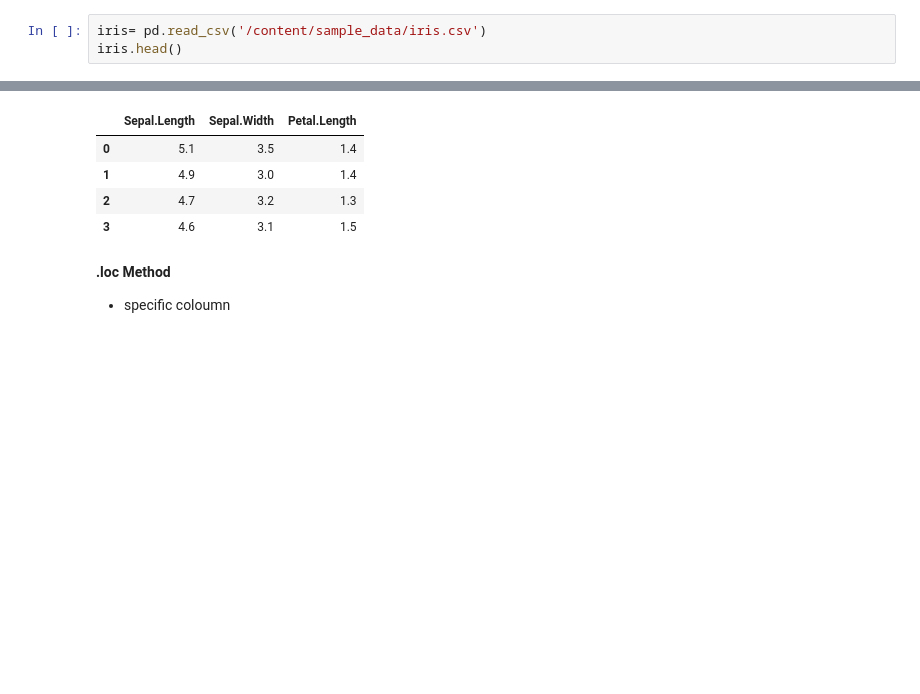
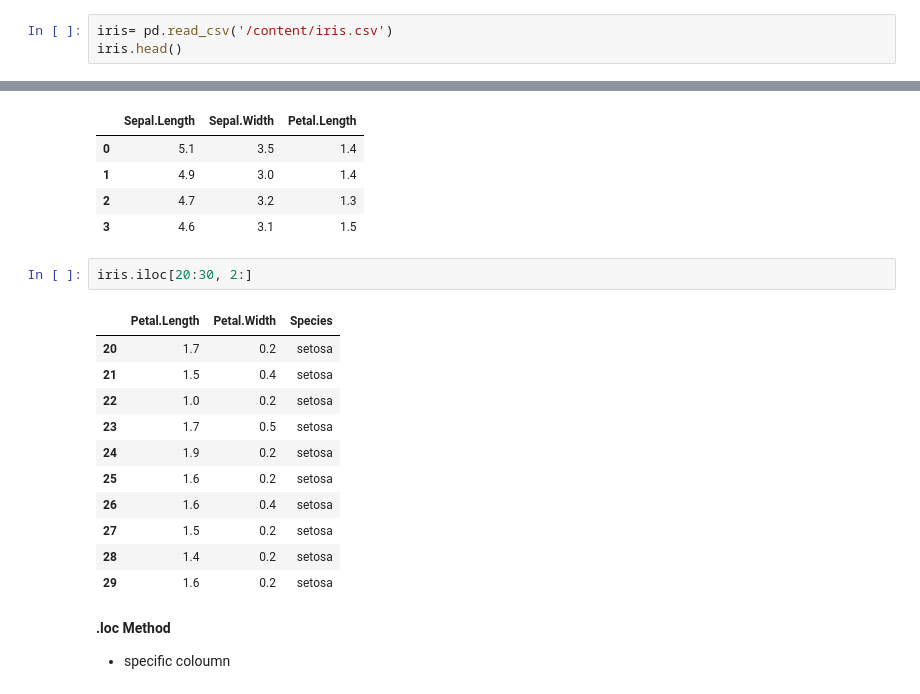
Before and after one commit to shamiik/pandas, a Jupyter notebook: pandasDataframe&Function.ipynb, the cells around one changed output, grey strips where cells are left out. Saved outputs shown, nothing was run; the diff lists cells and outputs as text; blank space fills up the shorter version.

```diff
--- a/pandasDataframe&Function.ipynb
+++ b/pandasDataframe&Function.ipynb
@@ -20,7 +26,7 @@ df1
 *   shape
 *   describe()
 # %%
-iris= pd.read_csv('/content/sample_data/iris.csv')
+iris= pd.read_csv('/content/iris.csv')
 iris.head()
 # %% [output]
 |  | Sepal.Length | Sepal.Width | Petal.Length | Petal.Width | Species |
@@ -83,6 +96,20 @@ iris.iloc[0:4, 0:3]
 | 1 | 4.9 | 3.0 | 1.4 |
 | 2 | 4.7 | 3.2 | 1.3 |
 | 3 | 4.6 | 3.1 | 1.5 |
+# %%
+iris.iloc[20:30, 2:]
+# %% [output]
+|  | Petal.Length | Petal.Width | Species |
+| 20 | 1.7 | 0.2 | setosa |
+| 21 | 1.5 | 0.4 | setosa |
+| 22 | 1.0 | 0.2 | setosa |
+| 23 | 1.7 | 0.5 | setosa |
+| 24 | 1.9 | 0.2 | setosa |
+| 25 | 1.6 | 0.2 | setosa |
+| 26 | 1.6 | 0.4 | setosa |
+| 27 | 1.5 | 0.2 | setosa |
+| 28 | 1.4 | 0.2 | setosa |
+| 29 | 1.6 | 0.2 | setosa |
 # %% [markdown]
 **.loc Method**
 *  specific coloumn
```
Also changed, not shown: parts of 5 cells of this notebook.
